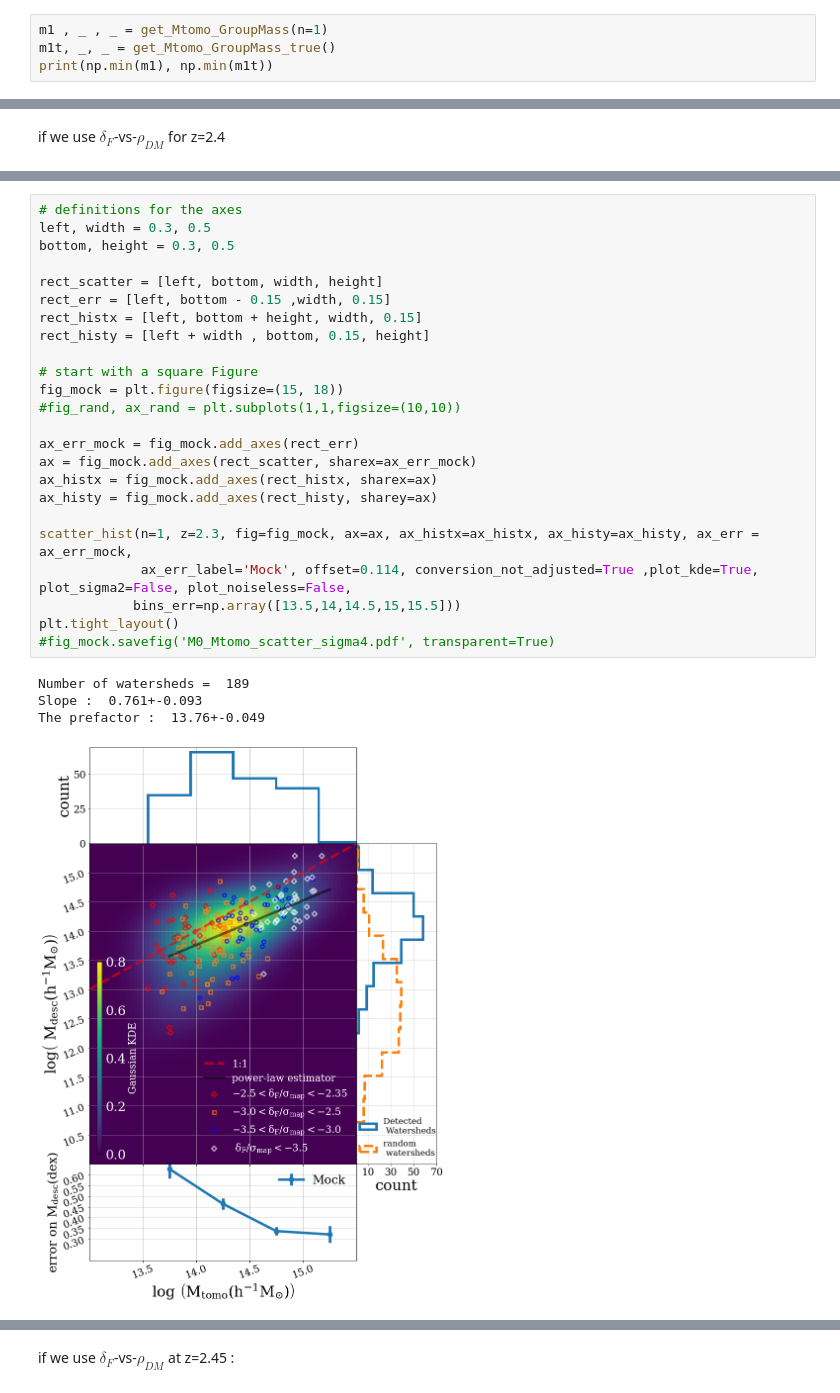
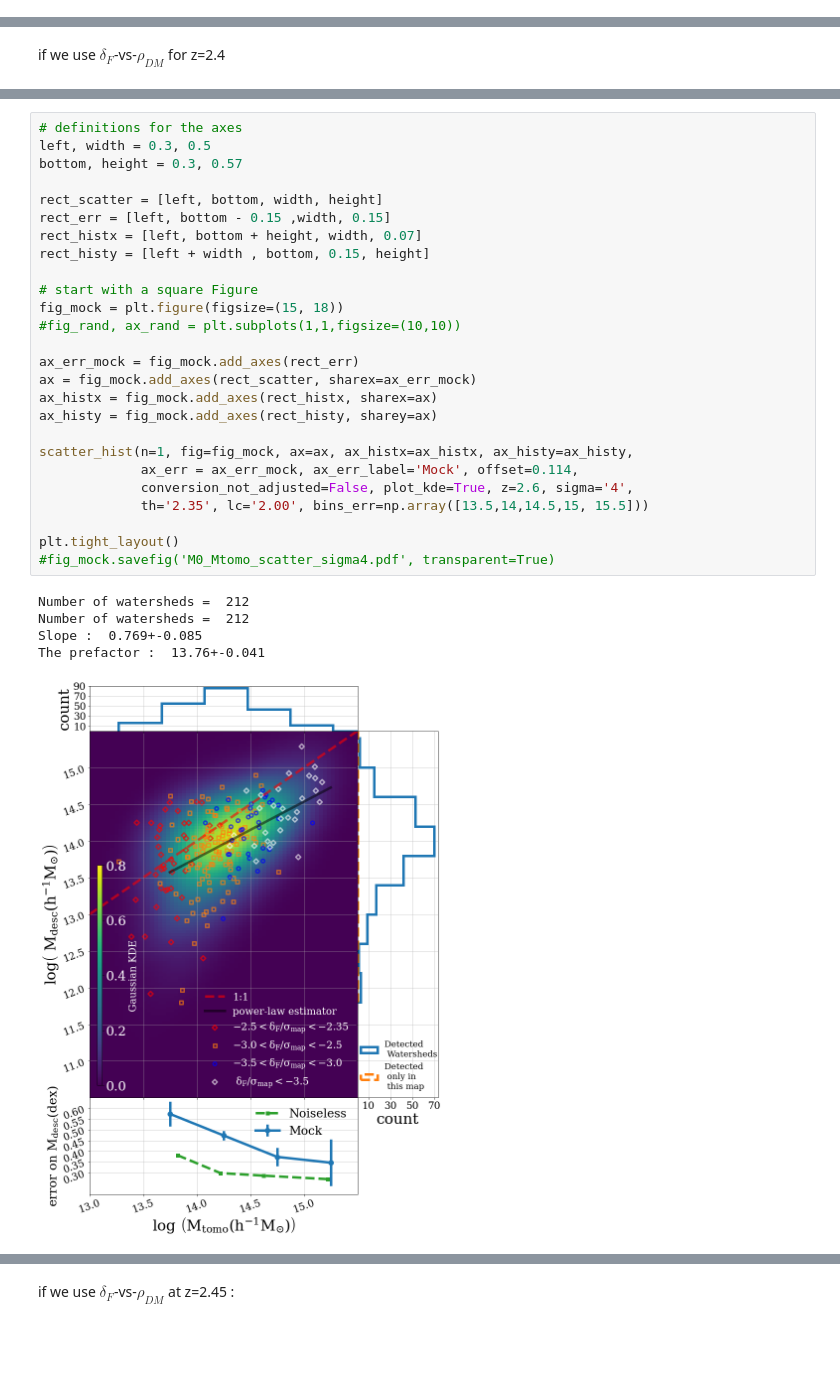
Before and after one commit to qezlou/LyTomo_Watershed, a Jupyter notebook: M0_Mtomo.ipynb, the cells around one changed output, grey strips where cells are left out. Drawn from its saved outputs; the diff is of its cells as text; blank space fills up the shorter version.

```diff
--- a/M0_Mtomo.ipynb
+++ b/M0_Mtomo.ipynb
@@ -189,7 +179,3 @@ def get_mean_KDE(Mtomo_func, conversion_not_adjusted, offset=0.114,  z=2.4, nmoc
     Zmean /= nmocks
 
     return Zmean
-# %%
-m1 , _ , _ = get_Mtomo_GroupMass(n=1)
-m1t, _, _ = get_Mtomo_GroupMass_true()
-print(np.min(m1), np.min(m1t))
@@ -533,29 +596,32 @@ if we use $\delta_F$-vs-$\rho_{DM}$ for z=2.4
 # %%
 # definitions for the axes
 left, width = 0.3, 0.5
-bottom, height = 0.3, 0.5
+bottom, height = 0.3, 0.57
 
 rect_scatter = [left, bottom, width, height]
 rect_err = [left, bottom - 0.15 ,width, 0.15]
-rect_histx = [left, bottom + height, width, 0.15]
+rect_histx = [left, bottom + height, width, 0.07]
 rect_histy = [left + width , bottom, 0.15, height]
 
 # start with a square Figure
 fig_mock = plt.figure(figsize=(15, 18))
 #fig_rand, ax_rand = plt.subplots(1,1,figsize=(10,10))
 
 ax_err_mock = fig_mock.add_axes(rect_err)
 ax = fig_mock.add_axes(rect_scatter, sharex=ax_err_mock)
 ax_histx = fig_mock.add_axes(rect_histx, sharex=ax)
 ax_histy = fig_mock.add_axes(rect_histy, sharey=ax)
 
-scatter_hist(n=1, z=2.3, fig=fig_mock, ax=ax, ax_histx=ax_histx, ax_histy=ax_histy, ax_err = ax_err_mock,
-             ax_err_label='Mock', offset=0.114, conversion_not_adjusted=True ,plot_kde=True, plot_sigma2=False, plot_noiseless=False,
-            bins_err=np.array([13.5,14,14.5,15,15.5]))
+scatter_hist(n=1, fig=fig_mock, ax=ax, ax_histx=ax_histx, ax_histy=ax_histy,
+             ax_err = ax_err_mock, ax_err_label='Mock', offset=0.114,
+             conversion_not_adjusted=False, plot_kde=True, z=2.6, sigma='4',
+             th='2.35', lc='2.00', bins_err=np.array([13.5,14,14.5,15, 15.5]))
+
 plt.tight_layout()
 #fig_mock.savefig('M0_Mtomo_scatter_sigma4.pdf', transparent=True)
 # %% [output]
-Number of watersheds =  189
-Slope :  0.761+-0.093
-The prefactor :  13.76+-0.049
+Number of watersheds =  212
+Number of watersheds =  212
+Slope :  0.769+-0.085
+The prefactor :  13.76+-0.041
-[figure, old version]
+[figure, new version]
```
Also changed, not shown: parts of 25 cells of this notebook, 33 other files.
